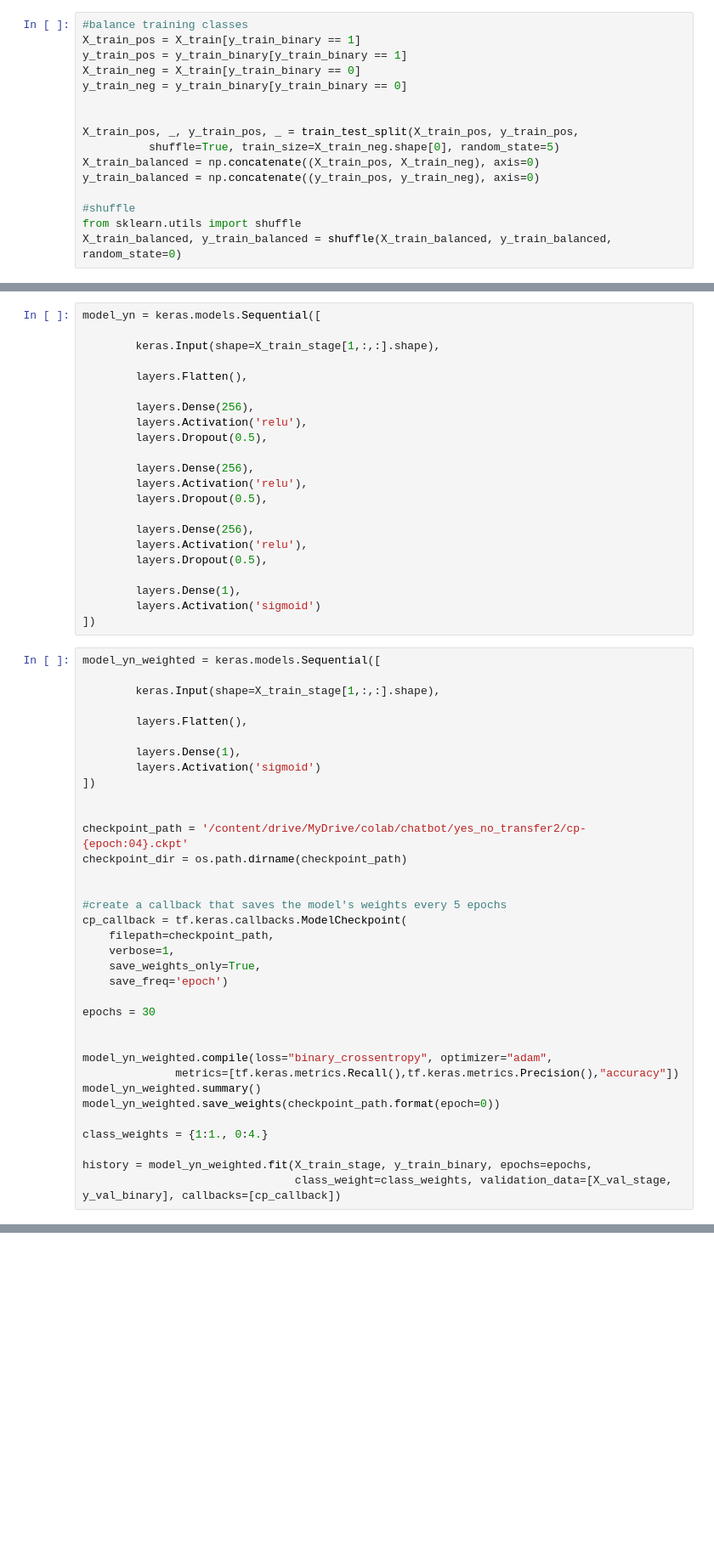
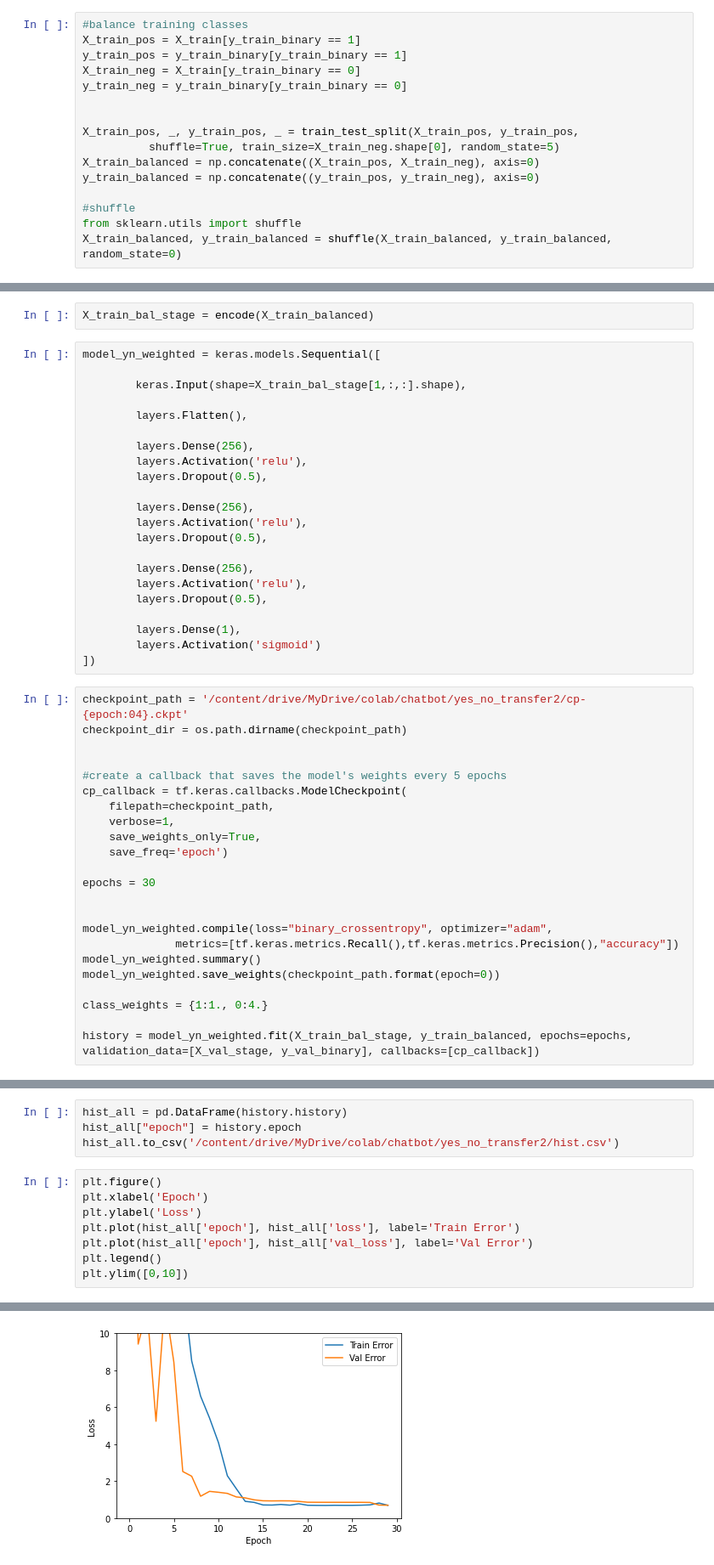
Before and after one commit to mariecoolsaet/FLXLM, a Jupyter notebook: SEP_728_Chatbot_transformer_keras.ipynb, the cells around one changed output, grey strips where cells are left out. Shown at 85% size. Drawn from its saved outputs; the diff is of its cells as text; blank space fills up the shorter version.

Commit message:
Trained with balanced data...

```diff
--- a/SEP_728_Chatbot_transformer_keras.ipynb
+++ b/SEP_728_Chatbot_transformer_keras.ipynb
@@ -1733,7 +1724,9 @@ ResourceExhaustedError: ignored
+# %%
+X_train_bal_stage = encode(X_train_balanced)
 # %%
-model_yn = keras.models.Sequential([
+model_yn_weighted = keras.models.Sequential([
 
-        keras.Input(shape=X_train_stage[1,:,:].shape),
+        keras.Input(shape=X_train_bal_stage[1,:,:].shape),
 
         layers.Flatten(),
 
@@ -1753,17 +1746,6 @@ model_yn = keras.models.Sequential([
         layers.Activation('sigmoid')
 ])
 # %%
-model_yn_weighted = keras.models.Sequential([
-
-        keras.Input(shape=X_train_stage[1,:,:].shape),
-
-        layers.Flatten(),
-
-        layers.Dense(1),
-        layers.Activation('sigmoid')
-])
-
-
 checkpoint_path = '/content/drive/MyDrive/colab/chatbot/yes_no_transfer2/cp-{epoch:04}.ckpt'
 checkpoint_dir = os.path.dirname(checkpoint_path)
 
@@ -1785,6 +1767,5 @@ model_yn_weighted.save_weights(checkpoint_path.format(epoch=0))
 
 class_weights = {1:1., 0:4.}
 
-history = model_yn_weighted.fit(X_train_stage, y_train_binary, epochs=epochs,
-                                class_weight=class_weights, validation_data=[X_val_stage, y_val_binary], callbacks=[cp_callback])
+history = model_yn_weighted.fit(X_train_bal_stage, y_train_balanced, epochs=epochs, validation_data=[X_val_stage, y_val_binary], callbacks=[cp_callback])
 # %% [output]
@@ -1806,0 +1789,13 @@ InternalError: ignored
+# %%
+hist_all = pd.DataFrame(history.history)
+hist_all["epoch"] = history.epoch
+hist_all.to_csv('/content/drive/MyDrive/colab/chatbot/yes_no_transfer2/hist.csv')
+# %%
+plt.figure()
+plt.xlabel('Epoch')
+plt.ylabel('Loss')
+plt.plot(hist_all['epoch'], hist_all['loss'], label='Train Error')
+plt.plot(hist_all['epoch'], hist_all['val_loss'], label='Val Error')
+plt.legend()
+plt.ylim([0,10])
+# %% [output]
@@ -1806,0 +1803 @@ InternalError: ignored
+[figure, added]
```
Also changed, not shown: parts of 9 cells of this notebook.
